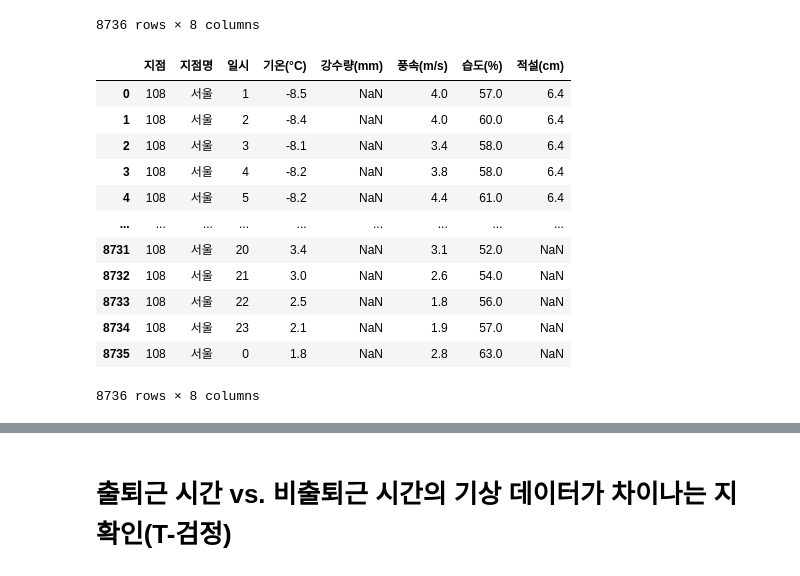
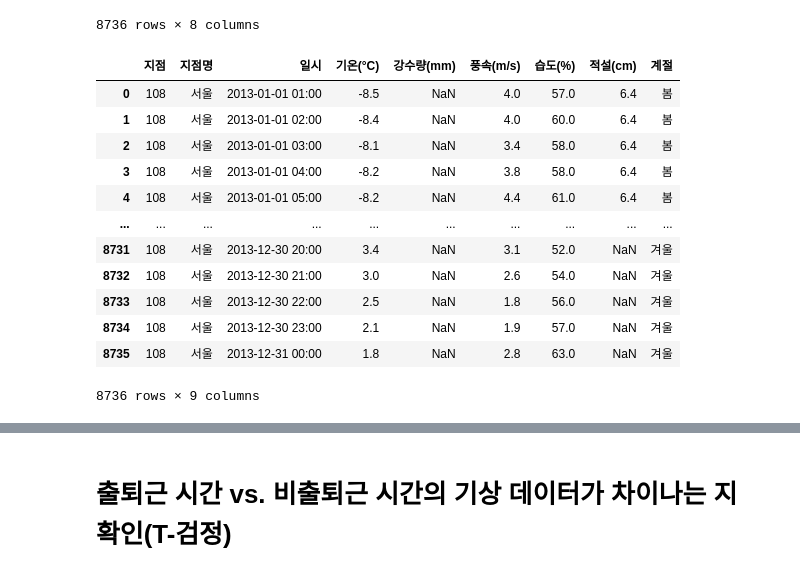
Before and after one commit to hannania7/Correlation-Analysis_toyproject, a Jupyter notebook: 데이터/코드/project.ipynb, the cells around one changed output, grey strips where cells are left out. Drawn from its saved outputs; the diff is of its cells as text; code cells hidden in the pictures.

```diff
--- a/데이터/코드/project.ipynb
+++ b/데이터/코드/project.ipynb
@@ -105,6 +97,40 @@ nalssi
 | 8734 | 108 | 서울 | 2013-12-30 23:00 | 2.1 | NaN | 1.9 | 57.0 | NaN |
 | 8735 | 108 | 서울 | 2013-12-31 00:00 | 1.8 | NaN | 2.8 | 63.0 | NaN |
 8736 rows × 8 columns
+# %%
+# 'nalssi'의 6~7자리를 사용하여 계절을 구분하는 함수 정의
+def classify_season_from_nalssi(date):
+    month = date[5:7]  # 6~7번째 문자 추출 (월)
+    if month in ['01', '02', '03']:
+        return "봄"
+    elif month in ['04', '05', '06']:
+        return "여름"
+    elif month in ['07', '08', '09']:
+        return "가을"
+    elif month in ['10', '11', '12']:
+        return "겨울"
+    else:
+        return None
+
+# 'nalssi' 데이터프레임의 '일시' 컬럼에서 계절 컬럼 생성
+nalssi['계절'] = nalssi['일시'].astype(str).apply(classify_season_from_nalssi)
+
+# 결과 확인
+nalssi
+# %% [output]
+|  | 지점 | 지점명 | 일시 | 기온(°C) | 강수량(mm) | 풍속(m/s) | 습도(%) | 적설(cm) | 계절 |
+| 0 | 108 | 서울 | 2013-01-01 01:00 | -8.5 | NaN | 4.0 | 57.0 | 6.4 | 봄 |
+| 1 | 108 | 서울 | 2013-01-01 02:00 | -8.4 | NaN | 4.0 | 60.0 | 6.4 | 봄 |
+| 2 | 108 | 서울 | 2013-01-01 03:00 | -8.1 | NaN | 3.4 | 58.0 | 6.4 | 봄 |
+| 3 | 108 | 서울 | 2013-01-01 04:00 | -8.2 | NaN | 3.8 | 58.0 | 6.4 | 봄 |
+| 4 | 108 | 서울 | 2013-01-01 05:00 | -8.2 | NaN | 4.4 | 61.0 | 6.4 | 봄 |
+| ... | ... | ... | ... | ... | ... | ... | ... | ... | ... |
+| 8731 | 108 | 서울 | 2013-12-30 20:00 | 3.4 | NaN | 3.1 | 52.0 | NaN | 겨울 |
+| 8732 | 108 | 서울 | 2013-12-30 21:00 | 3.0 | NaN | 2.6 | 54.0 | NaN | 겨울 |
+| 8733 | 108 | 서울 | 2013-12-30 22:00 | 2.5 | NaN | 1.8 | 56.0 | NaN | 겨울 |
+| 8734 | 108 | 서울 | 2013-12-30 23:00 | 2.1 | NaN | 1.9 | 57.0 | NaN | 겨울 |
+| 8735 | 108 | 서울 | 2013-12-31 00:00 | 1.8 | NaN | 2.8 | 63.0 | NaN | 겨울 |
+8736 rows × 9 columns
 # %%
 # 변환 함수 정의
 def convert_time_code(time_str):
@@ -113,19 +139,3 @@ def convert_time_code(time_str):
 
 # 승차시간구분 컬럼 변환 적용
 nalssi['일시'] = nalssi['일시'].apply(convert_time_code)
-# %%
-nalssi
-# %% [output]
-|  | 지점 | 지점명 | 일시 | 기온(°C) | 강수량(mm) | 풍속(m/s) | 습도(%) | 적설(cm) |
-| 0 | 108 | 서울 | 1 | -8.5 | NaN | 4.0 | 57.0 | 6.4 |
-| 1 | 108 | 서울 | 2 | -8.4 | NaN | 4.0 | 60.0 | 6.4 |
-| 2 | 108 | 서울 | 3 | -8.1 | NaN | 3.4 | 58.0 | 6.4 |
-| 3 | 108 | 서울 | 4 | -8.2 | NaN | 3.8 | 58.0 | 6.4 |
-| 4 | 108 | 서울 | 5 | -8.2 | NaN | 4.4 | 61.0 | 6.4 |
-| ... | ... | ... | ... | ... | ... | ... | ... | ... |
-| 8731 | 108 | 서울 | 20 | 3.4 | NaN | 3.1 | 52.0 | NaN |
-| 8732 | 108 | 서울 | 21 | 3.0 | NaN | 2.6 | 54.0 | NaN |
-| 8733 | 108 | 서울 | 22 | 2.5 | NaN | 1.8 | 56.0 | NaN |
-| 8734 | 108 | 서울 | 23 | 2.1 | NaN | 1.9 | 57.0 | NaN |
-| 8735 | 108 | 서울 | 0 | 1.8 | NaN | 2.8 | 63.0 | NaN |
-8736 rows × 8 columns
```
Also changed, not shown: parts of 34 cells of this notebook, 4 other files.
